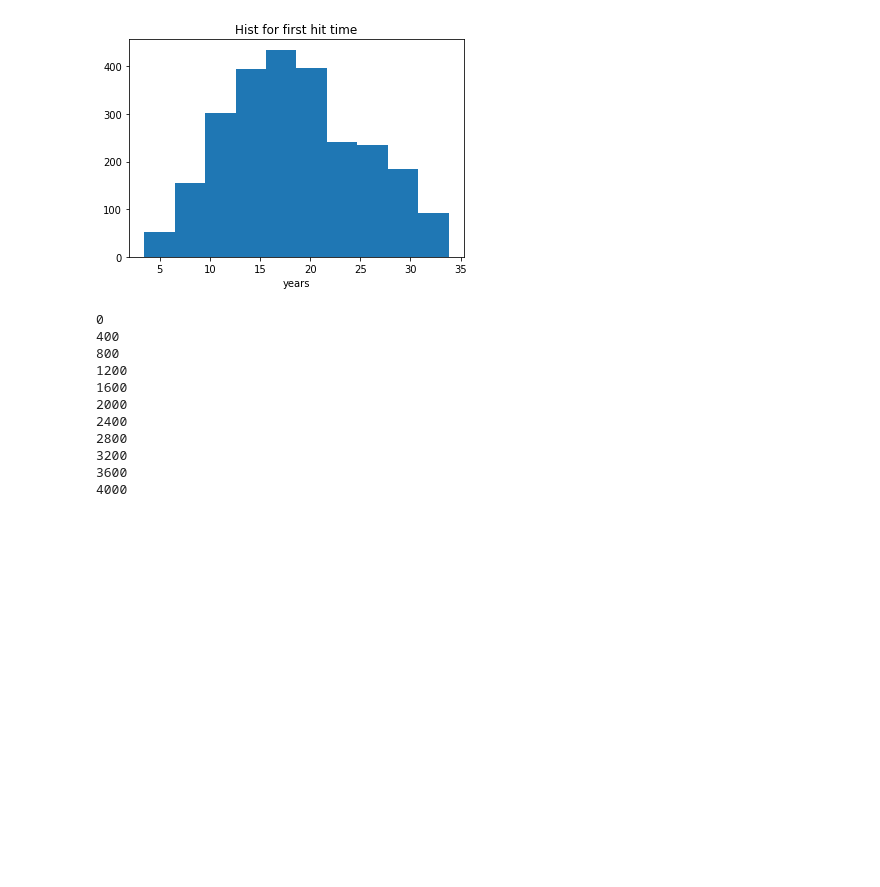
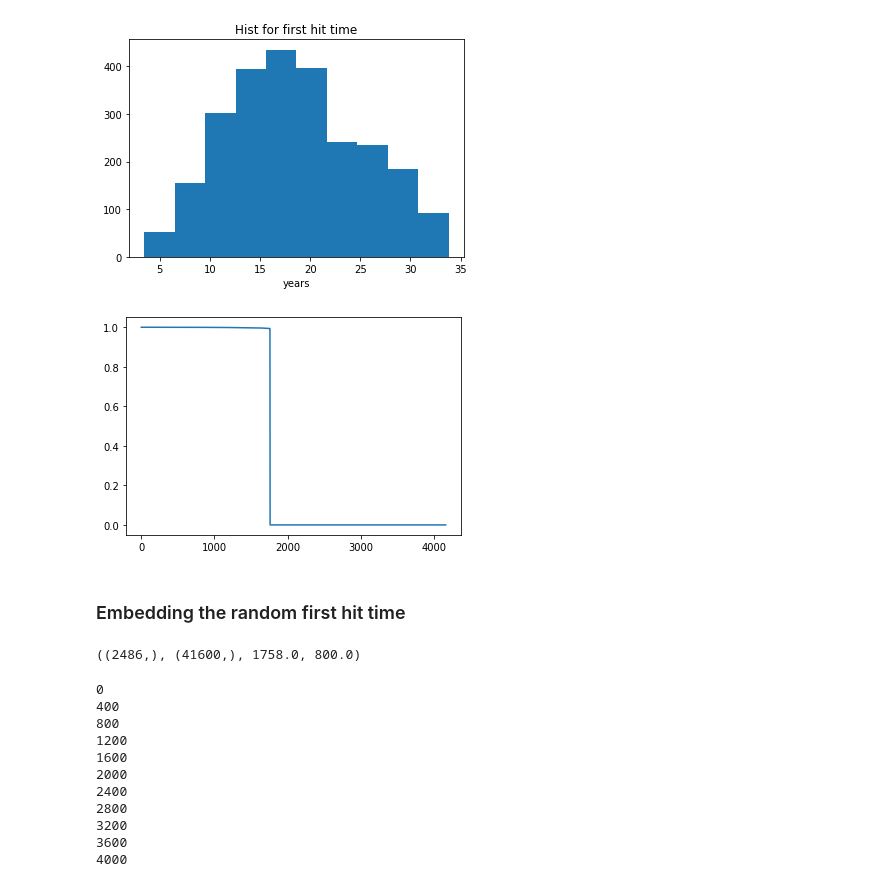
Before and after one commit to bhtang127/cancer, a Jupyter notebook: test_simulate/RandomTime.ipynb, the cells around one changed output. Cells and saved outputs as stored; diff of their text form; code cells hidden in the pictures; blank space fills up the shorter version.

```diff
--- a/test_simulate/RandomTime.ipynb
+++ b/test_simulate/RandomTime.ipynb
@@ -67,6 +78,20 @@ plt.title("Hist for first hit time")
 plt.show()
 # %% [output]
 [figure]
+# %%
+surv = np.zeros(80*52)
+for i in range(80*52):
+    surv[i] = np.mean(hit1>=i)
+plt.plot(list(range(80*52)), surv**(1/1000))
+plt.show()
+# %% [output]
+[figure, added]
+# %% [markdown]
+### Embedding the random first hit time
+# %%
+hit1.shape, solution["F"].shape, max(hit1), 41600/52
+# %% [output]
+((2486,), (41600,), 1758.0, 800.0)
 # %%
 import numba as nb
 
```
Also changed, not shown: parts of 15 cells of this notebook, 9 other files.
